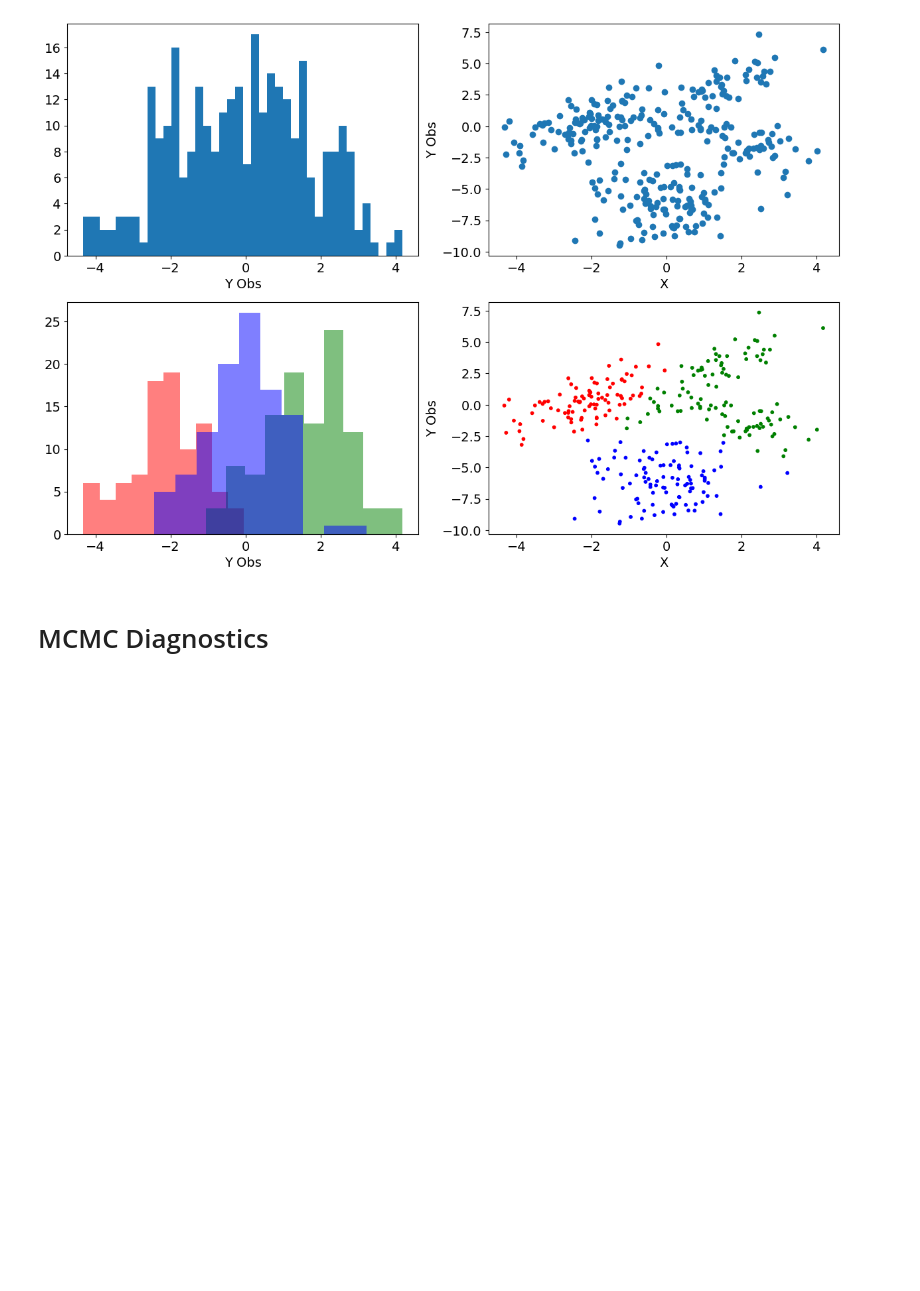
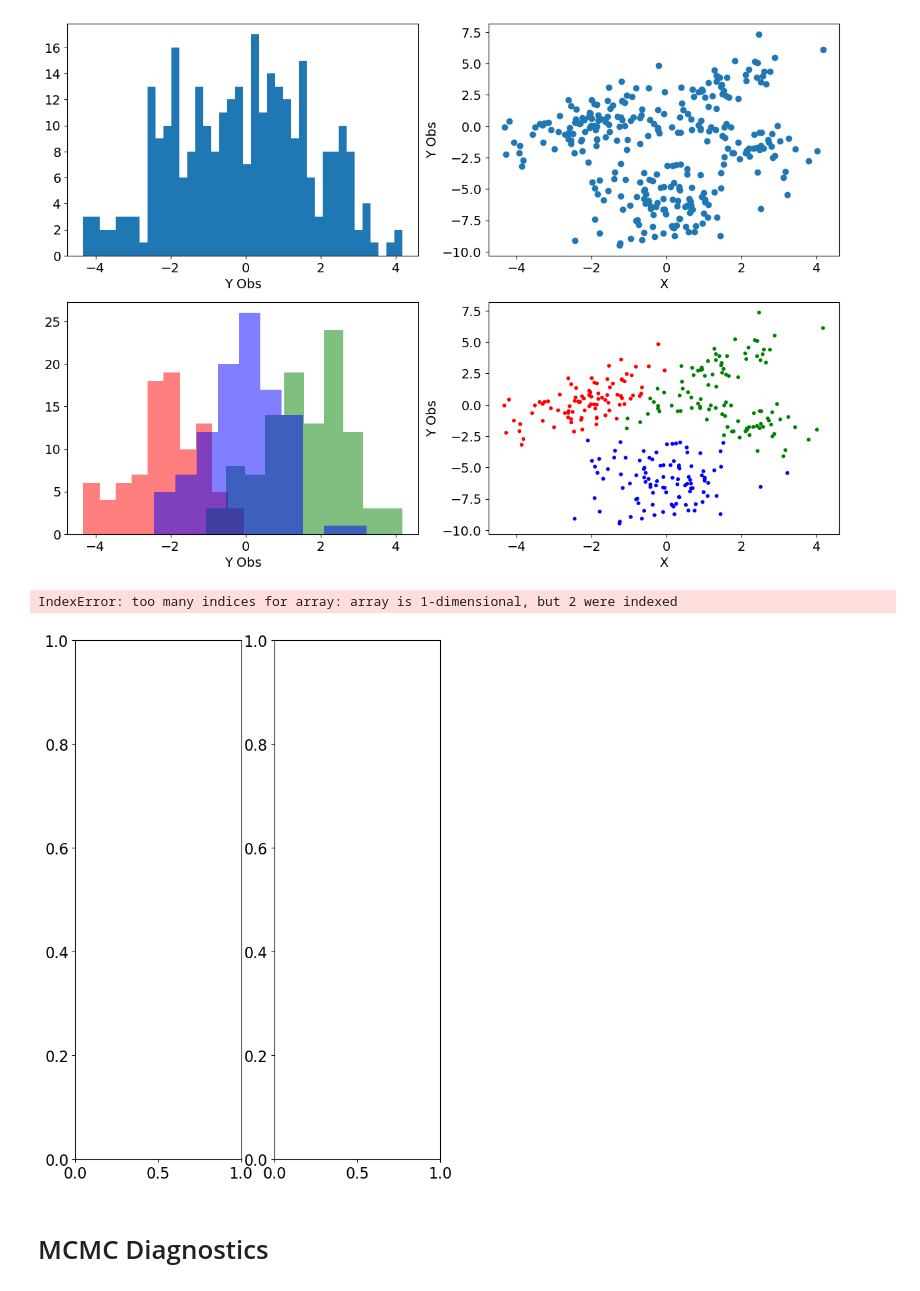
Before and after one commit to titzehong/HTE-Project-, a Jupyter notebook: Experiment 1 Simulated.ipynb, the cells around one changed output. Drawn from its saved outputs; the diff is of its cells as text; code cells hidden in the pictures; blank space fills up the shorter version.

Commit message:
updated plots

```diff
--- a/Experiment 1 Simulated.ipynb
+++ b/Experiment 1 Simulated.ipynb
@@ -294,6 +294,28 @@ plt.savefig('Plots/simulated_cluster_scatter.png')
 plt.show()
 # %% [output]
 [figure]
+# %%
+fig, ax = plt.subplots(1,2,figsize=(7,10))
+
+inds = [0,1,2]
+for i in inds:
+    ax[0].hist(Xs[:,2][np.where(agglo_cluster_solution==i)],
+                 color=col_map[i],alpha=0.5)
+
+ax[1].scatter(Xs[:,2],Ys,c=[col_map[i] for i in agglo_cluster_solution],s=10)
+
+ax[0].set_xlabel('Y Obs')
+
+
+ax[1].set_xlabel('X')
+ax[1].set_ylabel('Y Obs')
+
+#plt.savefig('Plots/simulated_cluster_scatter.png')
+
+plt.show()
+# %% [output]
+IndexError: too many indices for array: array is 1-dimensional, but 2 were indexed
+[figure, added]
 # %% [markdown]
 # MCMC Diagnostics
 # %%
```
Also changed, not shown: parts of 13 cells of this notebook, 1 other file.
